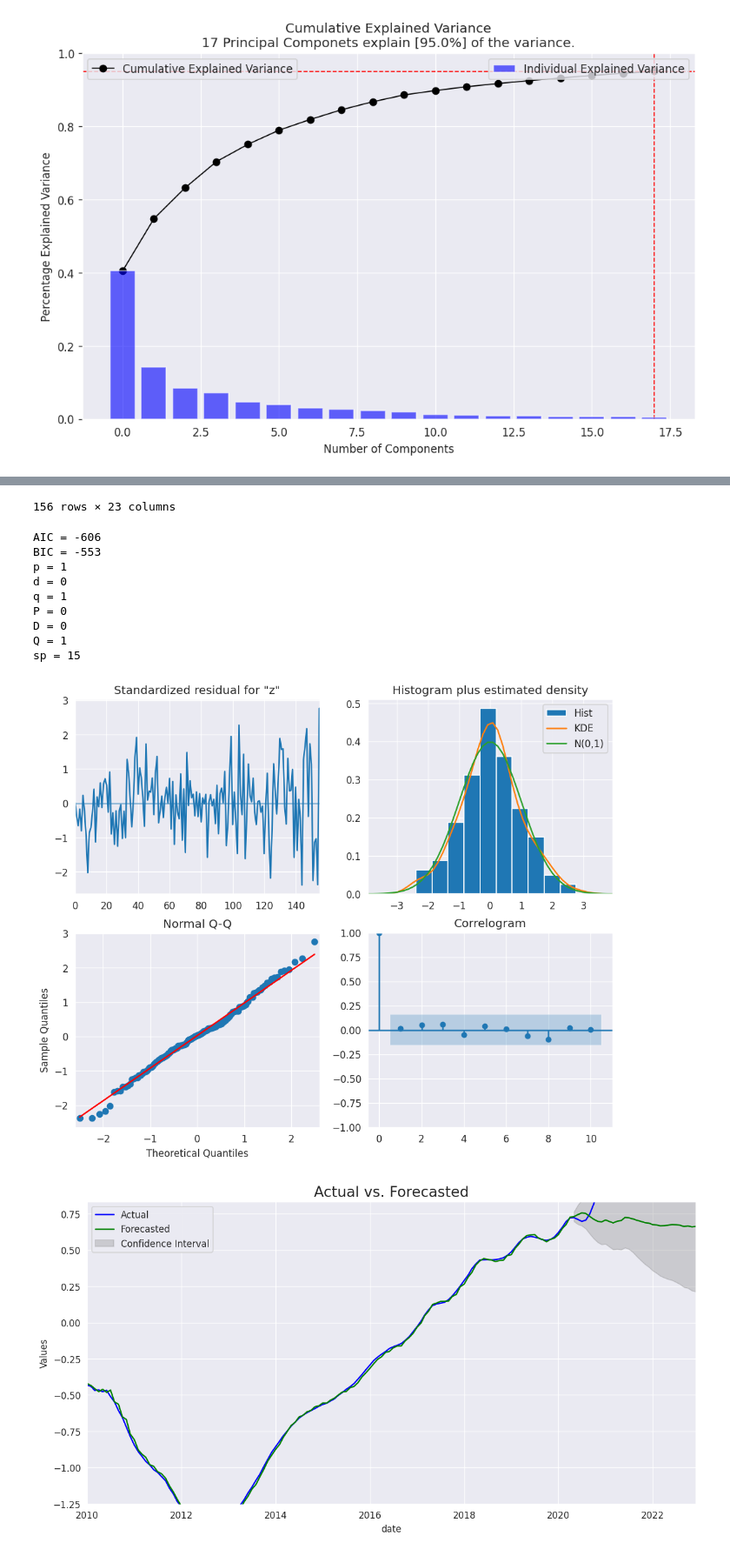
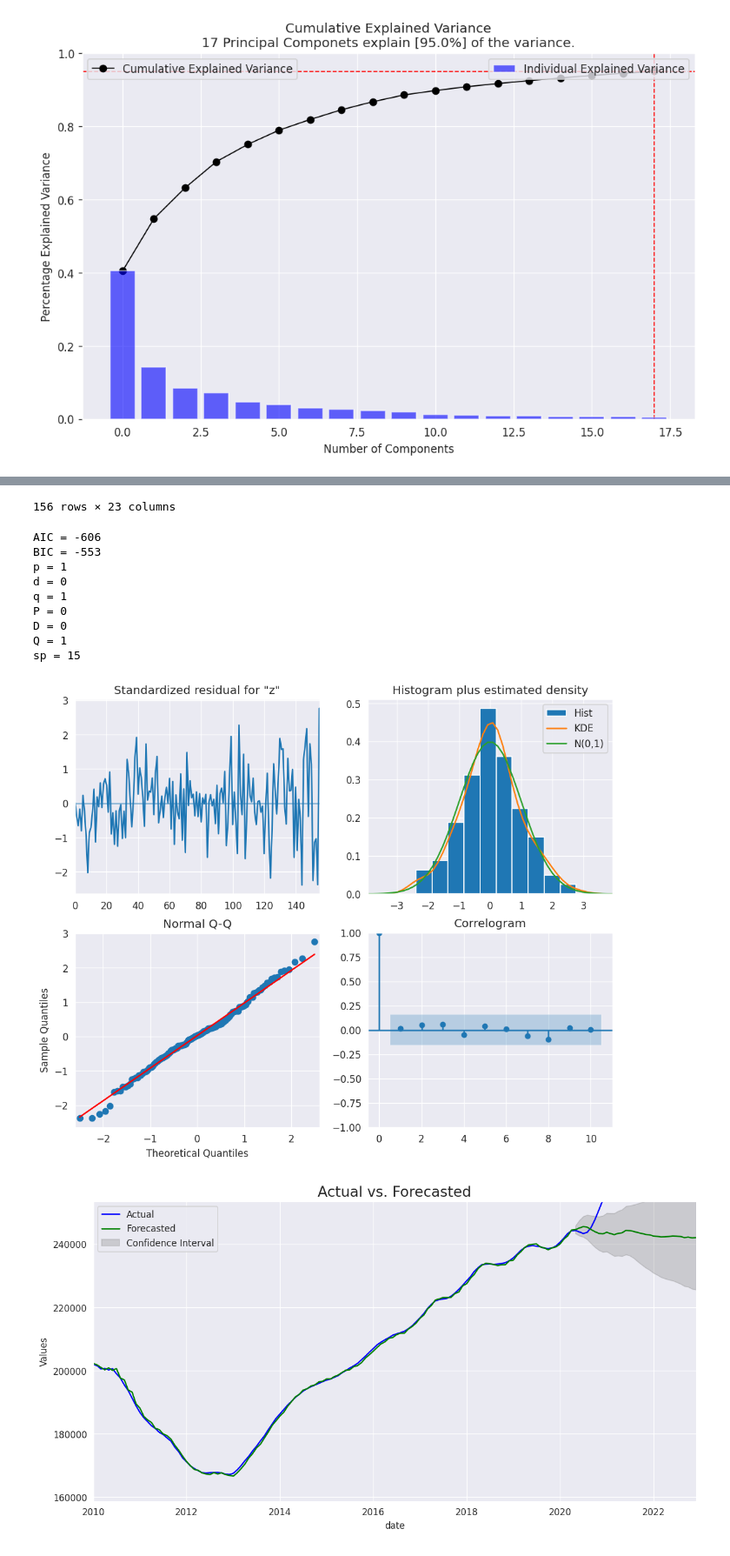
Before and after one commit to StevenSong-sTs/Property-Value-Forecast, a Jupyter notebook: src/ARIMA/Arima.ipynb, the cells around one changed output, grey strips where cells are left out. Shown at 87% size. Cells and saved outputs as stored; diff of their text form; code cells hidden in the pictures.

```diff
--- a/src/ARIMA/Arima.ipynb
+++ b/src/ARIMA/Arima.ipynb
@@ -402,6 +410,7 @@ class XyCitySelectScale(BaseEstimator, TransformerMixin):
     X=X[X['city'] == self.city].drop('city', axis=1)
     if self.scaler is not None:
       self.scaler_fitted = self.scaler.fit(X)
+      self.target_column_index = list(X.columns).index(self.target_column)
     return self
 
   def transform(self, X, y=None):
@@ -426,12 +435,16 @@ class XyCitySelectScale(BaseEstimator, TransformerMixin):
     return self.y_
 
   def get_index(self):
-        return self.index_
+    return self.index_
 
-  def inverse_transform_y(self,y):
+  def inverse_transform_y(self,y, feature_name):
     if self.scaler_fitted is not None:
-      y=y.reshape(-1,1)
-      y_original = self.scaler_fitted.inverse_transform(y)
+      feature_index = list(self.scaler_fitted.feature_names_in_).index(feature_name)
+      feature_scale = self.scaler_fitted.scale_[feature_index]
+      feature_mean = self.scaler_fitted.mean_[feature_index]
+      y_original = (y * feature_scale) + feature_mean
+      return y_original
+    return  y
 # %% [markdown]
 ## Visualize the Data
 # %%
@@ -725,3 +737,17 @@ filtered_index = pipe.named_steps['city_filter_scale'].get_index()
 explained_var_plot(pca, explained_percent)
 # %% [output]
 [figure]
+# %%
+pca_df = pd.DataFrame(X_pca, index=filtered_index, columns=[f'PC{i+1}' for i in range(X_pca.shape[1])]).reset_index()
+columns=list(pca_df.columns)[1:]
+print(columns)
+pca_df[target] = y
+
+accuracy_metrics = {"rmse":False, 'gmrae':False, 'smape':False, 'mse':True, 'rmse':False }
+arima_forecast, param_dict = auto_arima_model(pca_df,target, pca_df[columns], split_percent=split_percent, **params )
+model_str=f"({param_dict['p']}, {param_dict['d']}, {param_dict['q']})({param_dict['P']}, {param_dict['D']}, {param_dict['Q']})[{param_dict['sp']}]"
+diagnostic_plot(arima_forecast, param_dict, add_text=f' {city}, PCA\nSARIMAX {model_str}' )
+print()
+metrics=arima_accuracy_metrics(arima_forecast.iloc[train_size:], target, **accuracy_metrics)
+print()
+arima_fit_plot(arima_forecast, 'date', target,add_text=f': {city}, PCA\nSARIMAX: {model_str}\nMSE: {metrics["mse"]:.2f}' )
@@ -732,8 +802,12 @@ print(columns)
 pca_df[target] = y
 
 
-accuracy_metrics = {"rmse":True, 'gmrae':True, 'smape':True, 'mse':True }
+accuracy_metrics = {"rmse":False, 'gmrae':False, 'smape':False, 'mse':True, 'rmse':False }
 arima_forecast, param_dict = auto_arima_model(pca_df,target, pca_df[columns], split_percent=split_percent, **params )
+rescale = [target, 'prediction', 'lower', 'upper']
+for var in rescale:
+  arima_forecast[var] = pipe.named_steps['city_filter_scale'].inverse_transform_y(arima_forecast[var], target)
+
 diagnostic_plot(arima_forecast, param_dict )
 arima_fit_plot(arima_forecast, 'date',  target )
 metrics=arima_accuracy_metrics(arima_forecast.iloc[train_size:],target, **accuracy_metrics)
@@ -751,31 +825,31 @@ Regression with ARIMA(0,0,1)(0,0,1)[15] errors:-226.6295170910424
 
 Regression with ARIMA(0,0,0) errors:-161.51176408047615
 ... (38 lines left out)
 Now re-fitting the best model(s) without approximations...
 
 
 Regression with ARIMA(1,0,1)(0,0,1)[15] errors:-605.5120695284154
 |  | date | zhvi | PC1 | PC2 | PC3 | PC4 | PC5 | PC6 | PC7 | PC8 | PC9 | ... |
 | 0 | 2010-01-01 | -0.431417 | -7.069041 | -5.057980 | 4.103932 | -1.420185 | 2.926250 | 1.356084 | 0.713924 | -1.854977 | -1.290324 | ... |
 | 1 | 2010-02-01 | -0.441256 | -6.765461 | -5.055822 | 4.872761 | -0.963570 | 2.444052 | 1.113783 | 0.171021 | -2.082439 | -0.668481 | ... |
 | 2 | 2010-03-01 | -0.468766 | -6.763727 | -5.544445 | 1.184901 | 0.264534 | 1.797125 | 0.856442 | 0.232503 | -2.598741 | -0.682116 | ... |
 | 3 | 2010-04-01 | -0.464497 | -6.287901 | -5.640500 | -0.582017 | 1.059147 | 0.535734 | 1.634173 | -0.722787 | -2.568074 | -0.912981 | ... |
 | 4 | 2010-05-01 | -0.477291 | -6.398794 | -5.988170 | -1.340979 | 1.438477 | 1.411737 | 0.558581 | 0.436716 | -2.139361 | 0.245632 | ... |
 | ... | ... | ... | ... | ... | ... | ... | ... | ... | ... | ... | ... | ... |
 | 151 | 2022-08-01 | 2.253597 | 6.182227 | -1.803294 | -3.662266 | -4.579921 | -1.373689 | 3.110170 | -0.321113 | 1.510679 | -0.008480 | ... |
 | 152 | 2022-09-01 | 2.207435 | 6.142616 | -2.423857 | -2.728828 | -3.169611 | -1.320000 | 2.172195 | -0.178094 | -0.598571 | 2.089088 | ... |
 | 153 | 2022-10-01 | 2.170311 | 4.934195 | -3.097828 | -0.776955 | -3.081926 | -1.916536 | 4.416096 | -2.043382 | 0.447732 | 1.632831 | ... |
 | 154 | 2022-11-01 | 2.149083 | 5.477355 | -3.187185 | 0.485252 | -3.603945 | -1.884253 | 5.068029 | -2.096836 | 0.240394 | 2.095861 | ... |
 | 155 | 2022-12-01 | 2.137524 | 5.451822 | -2.784543 | 2.146749 | -4.182942 | -0.806205 | 3.035167 | -1.228372 | 0.265536 | 1.885403 | ... |
 156 rows × 23 columns
 AIC = -606
 BIC = -553
 p = 1
 d = 0
 q = 1
 P = 0
 D = 0
 Q = 1
 sp = 15
 [figure]
-[figure, old version]
+[figure, new version]
```
Also changed, not shown: parts of 11 cells of this notebook, 6 other files.
